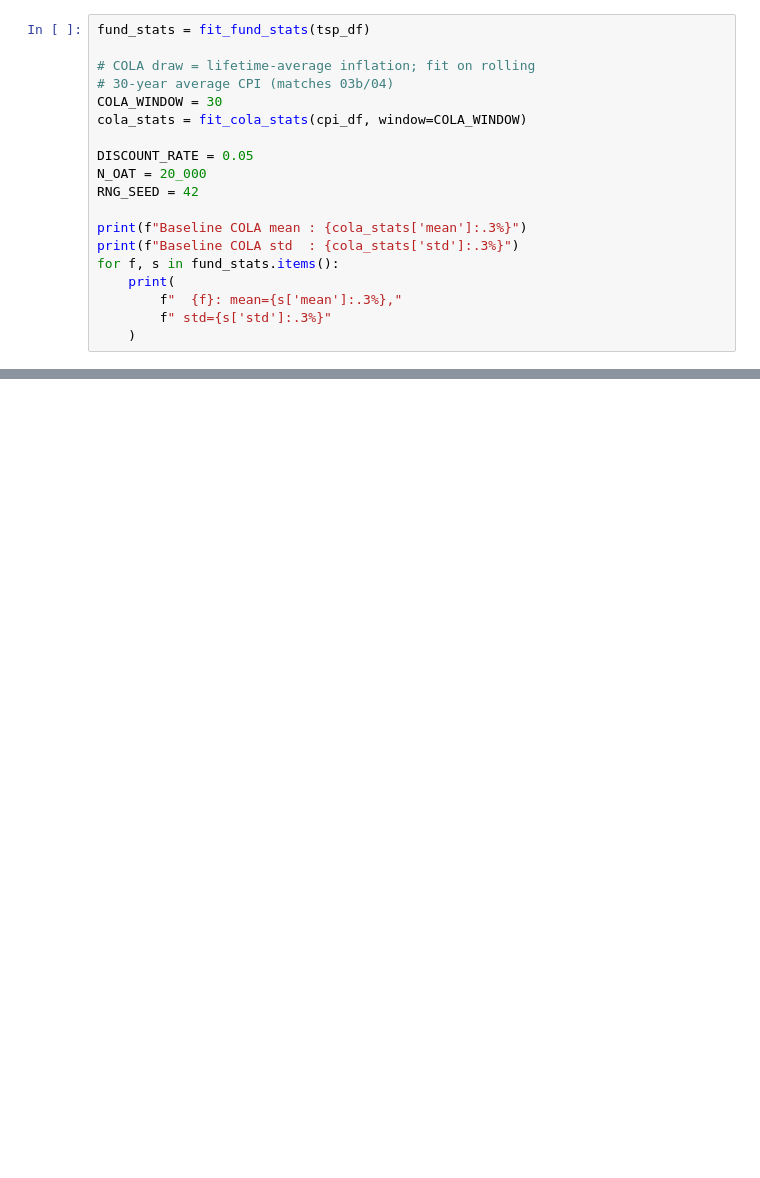
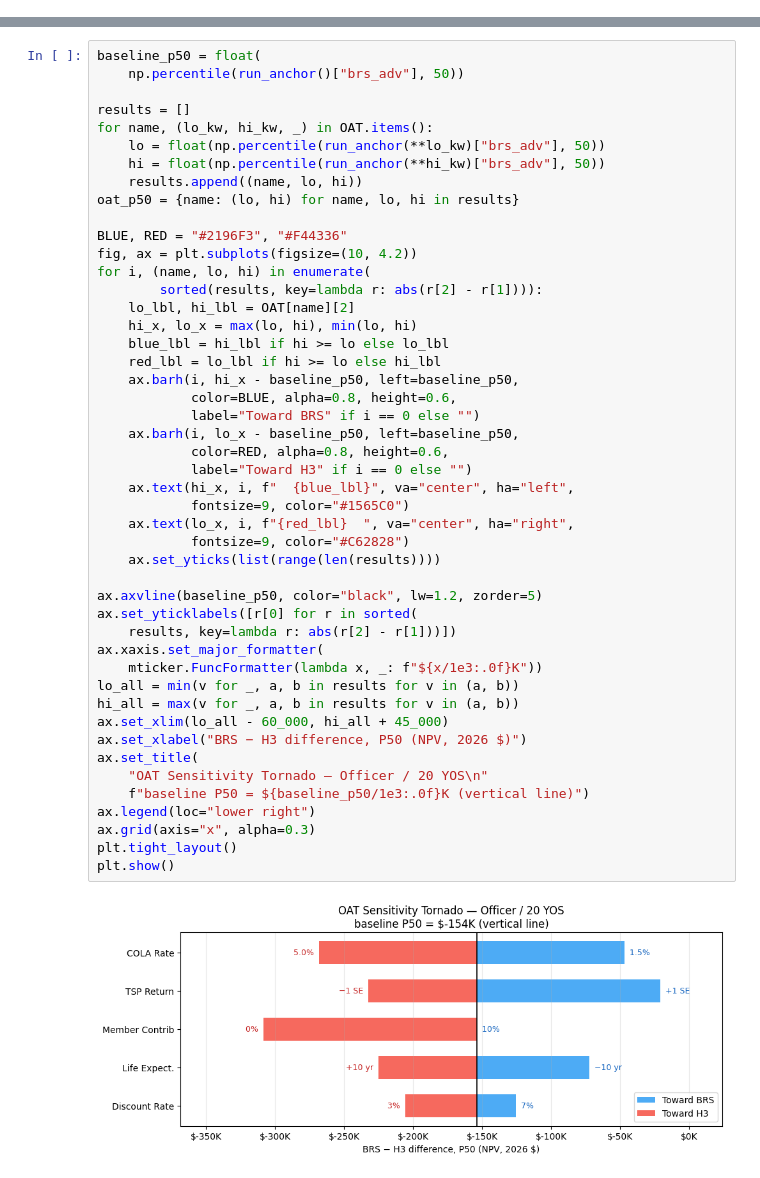
Before and after one commit to sgelety/military-retirement-monte-carlo, a Jupyter notebook: notebooks/05_sensitivity_analysis.ipynb, the cells around one changed output, grey strips where cells are left out. Saved outputs shown, nothing was run; the diff lists cells and outputs as text; blank space fills up the shorter version.

```diff
--- a/notebooks/05_sensitivity_analysis.ipynb
+++ b/notebooks/05_sensitivity_analysis.ipynb
@@ -110,19 +0,0 @@ advantage is already maxed out at 5% member contribution.
-# %%
-fund_stats = fit_fund_stats(tsp_df)
-
-# COLA draw = lifetime-average inflation; fit on rolling
-# 30-year average CPI (matches 03b/04)
-COLA_WINDOW = 30
-cola_stats = fit_cola_stats(cpi_df, window=COLA_WINDOW)
-
-DISCOUNT_RATE = 0.05
-N_OAT = 20_000
-RNG_SEED = 42
-
-print(f"Baseline COLA mean : {cola_stats['mean']:.3%}")
-print(f"Baseline COLA std  : {cola_stats['std']:.3%}")
-for f, s in fund_stats.items():
-    print(
-        f"  {f}: mean={s['mean']:.3%},"
-        f" std={s['std']:.3%}"
-    )
@@ -1024,0 +156,49 @@ display(
+# %%
+baseline_p50 = float(
+    np.percentile(run_anchor()["brs_adv"], 50))
+
+results = []
+for name, (lo_kw, hi_kw, _) in OAT.items():
+    lo = float(np.percentile(run_anchor(**lo_kw)["brs_adv"], 50))
+    hi = float(np.percentile(run_anchor(**hi_kw)["brs_adv"], 50))
+    results.append((name, lo, hi))
+oat_p50 = {name: (lo, hi) for name, lo, hi in results}
+
+BLUE, RED = "#2196F3", "#F44336"
+fig, ax = plt.subplots(figsize=(10, 4.2))
+for i, (name, lo, hi) in enumerate(
+        sorted(results, key=lambda r: abs(r[2] - r[1]))):
+    lo_lbl, hi_lbl = OAT[name][2]
+    hi_x, lo_x = max(lo, hi), min(lo, hi)
+    blue_lbl = hi_lbl if hi >= lo else lo_lbl
+    red_lbl = lo_lbl if hi >= lo else hi_lbl
+    ax.barh(i, hi_x - baseline_p50, left=baseline_p50,
+            color=BLUE, alpha=0.8, height=0.6,
+            label="Toward BRS" if i == 0 else "")
+    ax.barh(i, lo_x - baseline_p50, left=baseline_p50,
+            color=RED, alpha=0.8, height=0.6,
+            label="Toward H3" if i == 0 else "")
+    ax.text(hi_x, i, f"  {blue_lbl}", va="center", ha="left",
+            fontsize=9, color="#1565C0")
+    ax.text(lo_x, i, f"{red_lbl}  ", va="center", ha="right",
+            fontsize=9, color="#C62828")
+    ax.set_yticks(list(range(len(results))))
+
+ax.axvline(baseline_p50, color="black", lw=1.2, zorder=5)
+ax.set_yticklabels([r[0] for r in sorted(
+    results, key=lambda r: abs(r[2] - r[1]))])
+ax.xaxis.set_major_formatter(
+    mticker.FuncFormatter(lambda x, _: f"${x/1e3:.0f}K"))
+lo_all = min(v for _, a, b in results for v in (a, b))
+hi_all = max(v for _, a, b in results for v in (a, b))
+ax.set_xlim(lo_all - 60_000, hi_all + 45_000)
+ax.set_xlabel("BRS − H3 difference, P50 (NPV, 2026 $)")
+ax.set_title(
+    "OAT Sensitivity Tornado — Officer / 20 YOS\n"
+    f"baseline P50 = ${baseline_p50/1e3:.0f}K (vertical line)")
+ax.legend(loc="lower right")
+ax.grid(axis="x", alpha=0.3)
+plt.tight_layout()
+plt.show()
+# %% [output]
+[figure, added]
```
Also changed, not shown: parts of 49 cells of this notebook.
